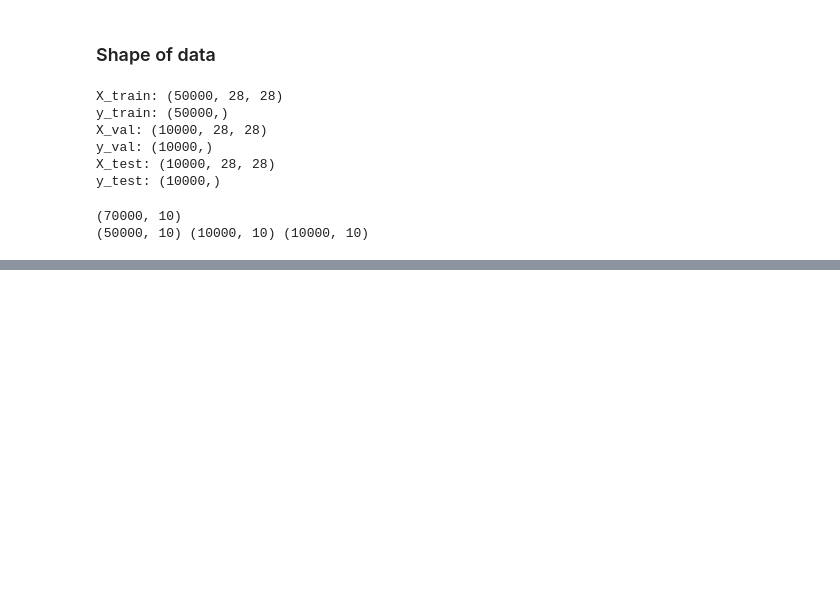
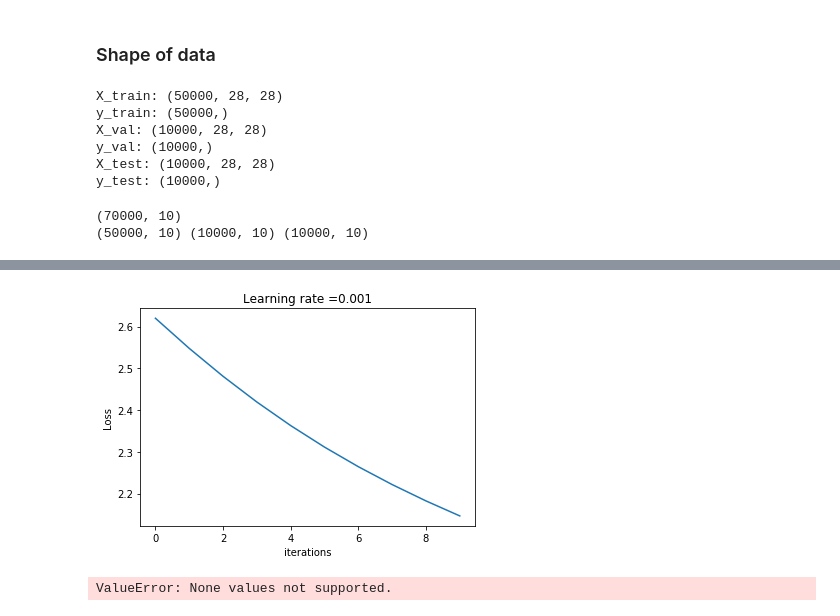
Before and after one commit to yuliang0225/MyNote, a Jupyter notebook: Coursera_Advanced_Machine_Learning/01-Introduction_to_Deep_Learning/Week02/my1stNN_shang.ipynb, the cells around one changed output, grey strips where cells are left out. Saved outputs shown, nothing was run; the diff lists cells and outputs as text; code cells hidden in the pictures; blank space fills up the shorter version.

```diff
--- a/Coursera_Advanced_Machine_Learning/01-Introduction_to_Deep_Learning/Week02/my1stNN_shang.ipynb
+++ b/Coursera_Advanced_Machine_Learning/01-Introduction_to_Deep_Learning/Week02/my1stNN_shang.ipynb
@@ -85,7 +85,7 @@ n_val = 784
 n_y = 10
 # %%
 # Reshape data
-X_trian_T = np.reshape(X_train,(X_train.shape[0],n_val))
+X_train_T = np.reshape(X_train,(X_train.shape[0],n_val))
 X_val_T = np.reshape(X_val,(X_val.shape[0],n_val))
 X_test_T = np.reshape(X_test,(X_test.shape[0],n_val))
 # %%
@@ -118,6 +119,6 @@ Tensor("input_y_1:0", shape=(?, 10), dtype=float32)
 # %%
 # Set Model Parameters
-learning_rate = 0.01
+learning_rate = 0.001
 
 tf.set_random_seed(225)
 
@@ -129,10 +130,13 @@ b1 = tf.get_variable("b1", [1, node], dtype="float32", initializer = tf.zeros_in
 
 b2 = tf.get_variable("b2", [1, 10], dtype="float32", initializer = tf.zeros_initializer())
 
+parameters = {"w1": w1,"b1": b1,"w2": w2,"b2": b2}
+
 hidden_out = tf.nn.sigmoid(tf.add(tf.matmul(X_input,w1), b1))
 
 predicted_y = tf.add(tf.matmul(hidden_out,w2),b2)
+## Loss
+loss = tf.reduce_mean(tf.nn.softmax_cross_entropy_with_logits(logits = predicted_y, labels = y_input))
 
-loss = tf.reduce_mean(-tf.reduce_sum(y_input*tf.log(predicted_y), reduction_indices=[1]))
-
-optimizer = tf.train.AdamOptimizer(learning_rate = learning_rate).minimize(loss
+#optimizer = tf.train.AdamOptimizer(0.001).minimize(loss）
+optimizer = tf.train.AdamOptimizer(0.001).minimize(loss)
@@ -142,0 +143,32 @@ SyntaxError: unexpected EOF while parsing (<ipython-input-12-f7db1d7d7440>, line
+# %%
+# Train model
+num_epochs = 10
+
+init = tf.global_variables_initializer()
+
+with tf.Session() as s:
+    s.run(init)
+    epoch_cost = []
+    for epoch in range(num_epochs):
+
+        _ , loss_temp = s.run([optimizer, loss], feed_dict={X_input: X_train_T, y_input: y_train_ot})
+
+        epoch_cost.append(loss_temp)
+# %%
+# Plot
+
+
+plt.plot(np.squeeze(epoch_cost))
+plt.ylabel('Loss')
+plt.xlabel('iterations')
+plt.title("Learning rate =" + str(learning_rate))
+plt.show()
+# %% [output]
+[figure, added]
+# %%
+# parameters = {"w1": w1,"b1": b1,"w2": w2,"b2": b2}
+correct_prediction = tf.equal(tf.argmax(predicted_y), tf.argmax(tf.transpose(y_input)))
+accuracy = tf.reduce_mean(tf.cast(correct_prediction, "float"))
+print(accuracy.eval({X_input:X_val_T , y_input: y_val_ot}))
+# %% [output]
+ValueError: None values not supported.
```
Also changed, not shown: parts of 4 cells of this notebook.
